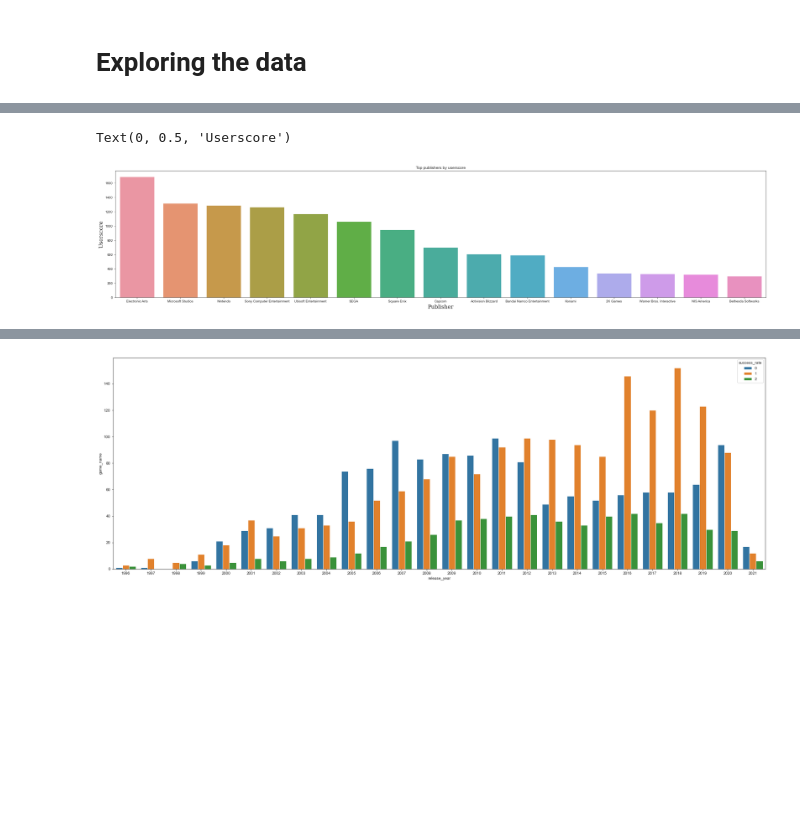
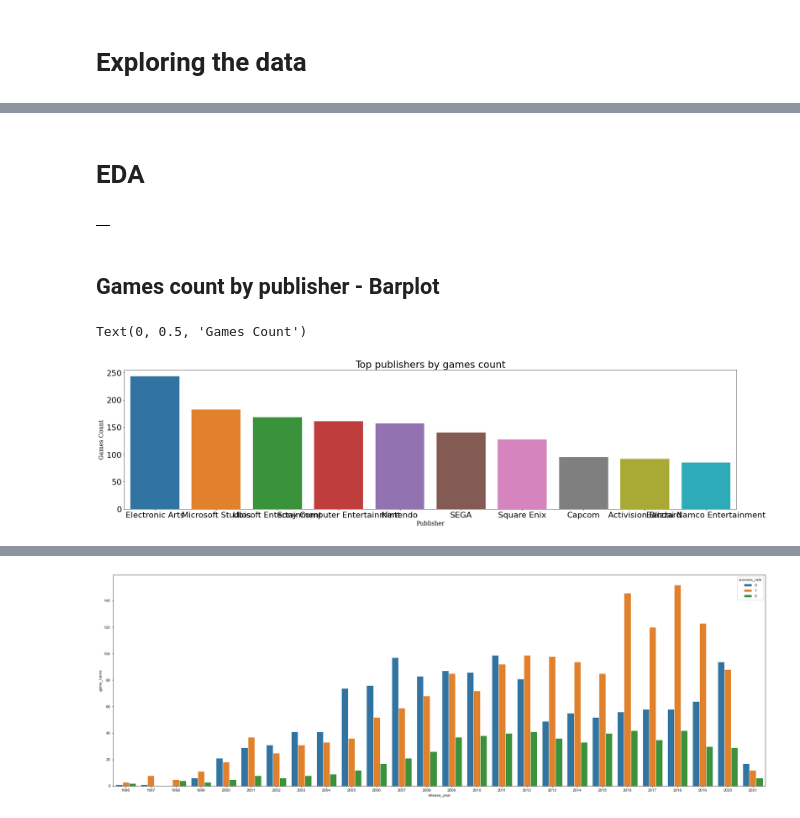
Before and after one commit to kokolight/MetacriticProject, a Jupyter notebook: DataScienceProject.ipynb, the cells around one changed output, grey strips where cells are left out. Drawn from its saved outputs; the diff is of its cells as text; code cells hidden in the pictures; blank space fills up the shorter version.

```diff
--- a/DataScienceProject.ipynb
+++ b/DataScienceProject.ipynb
@@ -69,7 +72,7 @@ from sklearn.ensemble import RandomForestClassifier
 HEADERS = {
     "User-Agent": "Mozilla/5.0 (Windows NT 10.0; Win64; x64) AppleWebKit/537.36 (KHTML, like Gecko) Chrome/90.0.4430.93 Safari/537.36"
 }
-RAWG_API_KEY = "2ae69e21c8c349e9816a0382283df150"
+RAWG_API_KEY = "224eb0b778a54d6cafafc1ac80deb15d"
 FILE_NAME = "video_games_ratings.csv"
 BASE_URL = "https://www.metacritic.com"
 BROWSE_URL = BASE_URL + "/browse/games/score/metascore/all/all/filtered?"
@@ -80,7 +83,7 @@ COLUMNS = [
     "publisher",
     "developer",
     "release_date",
-    "maturaty_rating",
+    "maturity_rating",
     "singleplayer",
     "multiplayer",
     "onXbox",
@@ -115,7 +118,6 @@ month_dict = {
 # %% [markdown]
  ### Function: Get all games data (by pages)
 # %%
-
 def metacritic_games_data(start_page, end_page):
     index = 1
     game_records = []
@@ -124,6 +126,9 @@ def metacritic_games_data(start_page, end_page):
     soup = BeautifulSoup(features="lxml")
     # Get all games in all pages
     for i in range(start_page, end_page):
+        current_page = i
+        pages_count = end_page - start_page
+        print(f"Page: {current_page}/{pages_count}")
         page_url = BROWSE_URL + "page={0}".format(i)
         req = requests.get(page_url, headers=HEADERS)
         soup.append(bs4.BeautifulSoup(req.text, "lxml"))
@@ -269,5 +279,5 @@ def get_game_rawg_details(game_name):
 # %% [markdown]
 ### Main - Retrieveing all the data
 # %%
-df = metacritic_games_data(100, 150)
+df = metacritic_games_data(1, 186)
 print(df)
@@ -434,0 +383,7 @@ df[df['average_playtime'] == 0]
+# %%
+# Loading the data
+df = load_csv("video_games_ratings.csv")
+# Drop first column
+df = df.iloc[:, 1:]
+# df
+df = prepare_dataset(df)
@@ -458,19 +440,43 @@ df
+# %% [markdown]
+# EDA
+# %%
+consoles_df = pd.DataFrame({})
+xbox_count = df[df['onXbox']==1].count()['game_name']
+ps_count = df[df['onPlaystation']==1].count()['game_name']
+wii_count =  df[df['onWii']==1].count()['game_name']
+switch_count =  df[df['onSwitch']==1].count()['game_name']
+pc_count =  df[df['onPC']==1].count()['game_name']
+ios_count = df[df['onIOS']==1].count()['game_name']
+mac_count = df[df['onMac']==1].count()['game_name']
+android_count = df[df['onAndroid']==1].count()['game_name']
+
+
+consoles_df.append({'xbox': xbox_count, 'playstation': ps_count, 'wii': wii_count, 'switch': switch_count, 'pc': pc_count, 'mac': mac_count, 'android': android_count, 'ios': ios_count}, ignore_index=True)
+
+# fig, axes = plt.subplots(1,1, figsize=(30,7))
+consoles_df
+# plt.plot(values)
+# %% [output]
+|  |
+# %% [markdown]
+
+## Games count by publisher - Barplot
 # %%
 def one_dim_plot(sr, plot_type, axis):
     sr.plot(kind=plot_type, ax=axis)
 
-publishers = get_frequent_publishers(df, 'publisher', 10)
-fig, axes = plt.subplots(1,1, figsize=(35,7))
+fig, axes = plt.subplots(1,1, figsize=(30,7))
 
 # publishers count
 font = {'family': 'serif',
         'weight': 'normal',
         'size': 16}
-publishers_score = df.groupby("publisher")['userscore'].sum().sort_values(ascending=False).head(15)
-ax = sns.barplot(publishers_score.index, publishers_score)
-ax.set_title("Top publishers by userscore")
+publisher_game_count = df.groupby("publisher").count().sort_values("game_name", ascending=False).head(10)
+publisher_game_count
+ax = sns.barplot(publisher_game_count.index, publisher_game_count['game_name'])
+ax.set_title("Top publishers by games count")
 ax.set_xlabel("Publisher", font)
-ax.set_ylabel("Userscore", font)
+ax.set_ylabel("Games Count", font)
 # %% [output]
-Text(0, 0.5, 'Userscore')
+Text(0, 0.5, 'Games Count')
-[figure, old version]
+[figure, new version]
```
Also changed, not shown: parts of 38 cells of this notebook.
